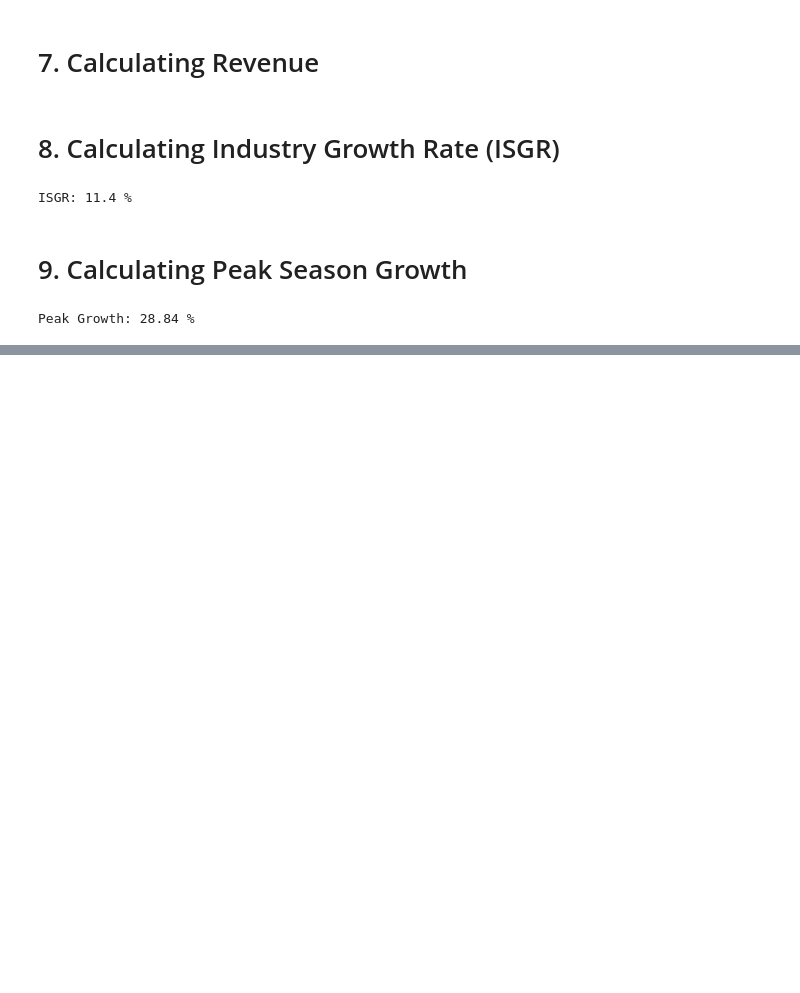
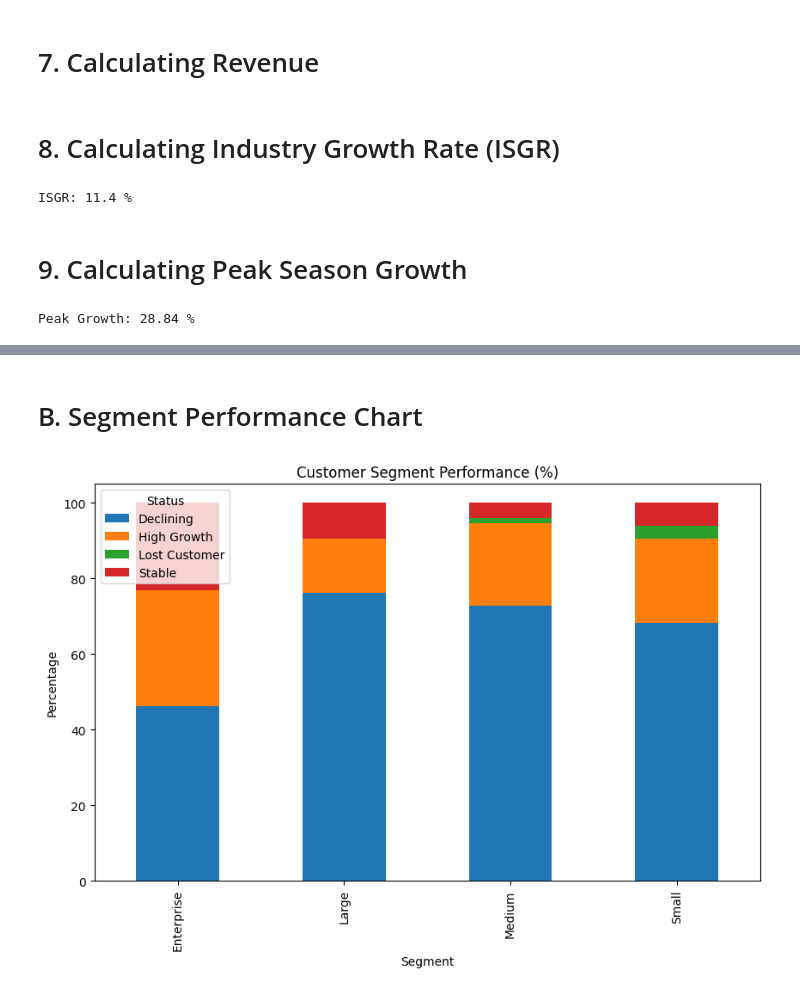
Before and after one commit to Ayman-Karovadiya-000590531/COMP-603-Final-Project, a Jupyter notebook: Group7_Project.ipynb, the cells around one changed output, grey strips where cells are left out. Saved outputs shown, nothing was run; the diff lists cells and outputs as text; code cells hidden in the pictures; blank space fills up the shorter version.

```diff
--- a/Group7_Project.ipynb
+++ b/Group7_Project.ipynb
@@ -145,0 +148,18 @@ Peak Growth: 28.84 %
+# %%
+df_covid = df[
+    (df[year_col] == 2020) &
+    (df[week_col] >= 16)
+]
+
+df_covid = df_covid.groupby(cust_col)[parcel_col].sum().reset_index()
+df_covid.rename(columns={parcel_col: 'Vol_COVID'}, inplace=True)
+
+# Merging baseline + covid
+final_df = pd.merge(df_baseline, df_covid, on=cust_col, how='outer')
+final_df = final_df.fillna(0)
+
+# Calculating Growth rate
+final_df['Growth_Rate'] = (
+    (final_df['Vol_COVID'] - final_df['Vol_Baseline']) /
+    final_df['Vol_Baseline'].replace(0, 1)
+) * 100
@@ -145,0 +168,14 @@ Peak Growth: 28.84 %
+# %%
+def classify(row):
+    if row['Vol_Baseline'] == 0 and row['Vol_COVID'] > 0:
+        return 'New Customer'
+    elif row['Vol_Baseline'] > 0 and row['Vol_COVID'] == 0:
+        return 'Lost Customer'
+    elif row['Growth_Rate'] > isgr:
+        return 'High Growth'
+    elif row['Growth_Rate'] >= 0:
+        return 'Stable'
+    else:
+        return 'Declining'
+
+final_df['Status'] = final_df.apply(classify, axis=1)
@@ -145,0 +211,17 @@ Peak Growth: 28.84 %
+# %% [markdown]
+# B. Segment Performance Chart
+# %%
+summary = final_df.groupby(['Segment', 'Status']).size().unstack().fillna(0)
+
+summary_percent = summary.div(summary.sum(axis=1), axis=0) * 100
+
+summary_percent.plot(kind='bar', stacked=True, figsize=(10, 6))
+
+plt.title('Customer Segment Performance (%)')
+plt.ylabel('Percentage')
+
+plt.savefig('segment_performance.png')  # Save
+plt.show()                              # Show
+plt.close()
+# %% [output]
+[figure, added]
```
Also changed, not shown: parts of 9 cells of this notebook, 4 other files.
